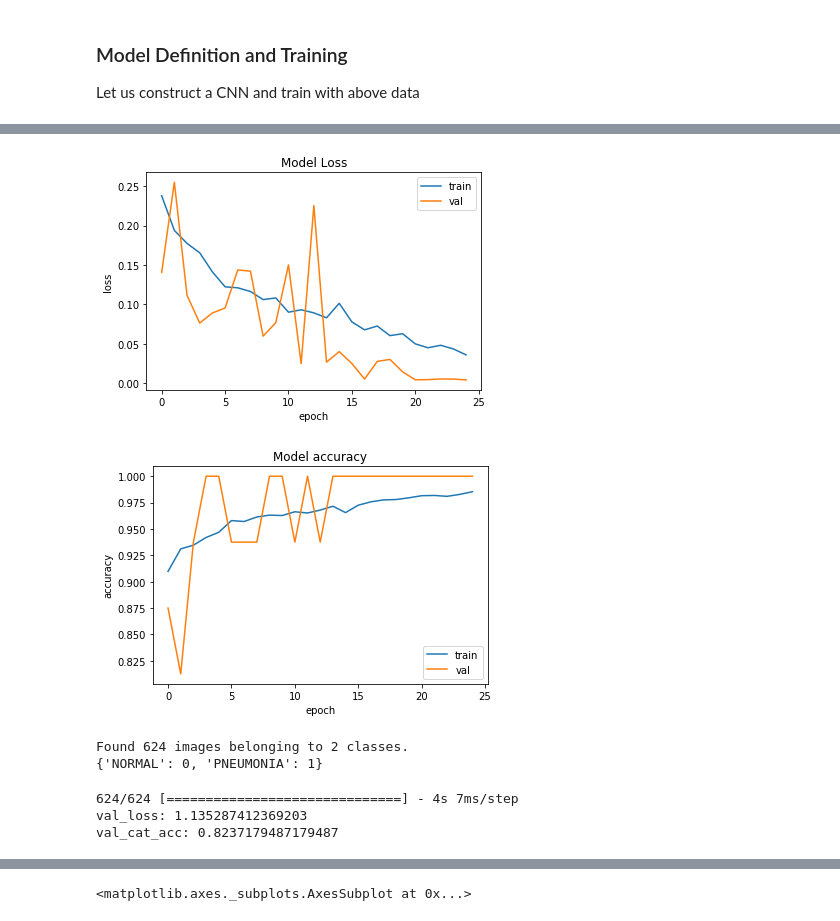
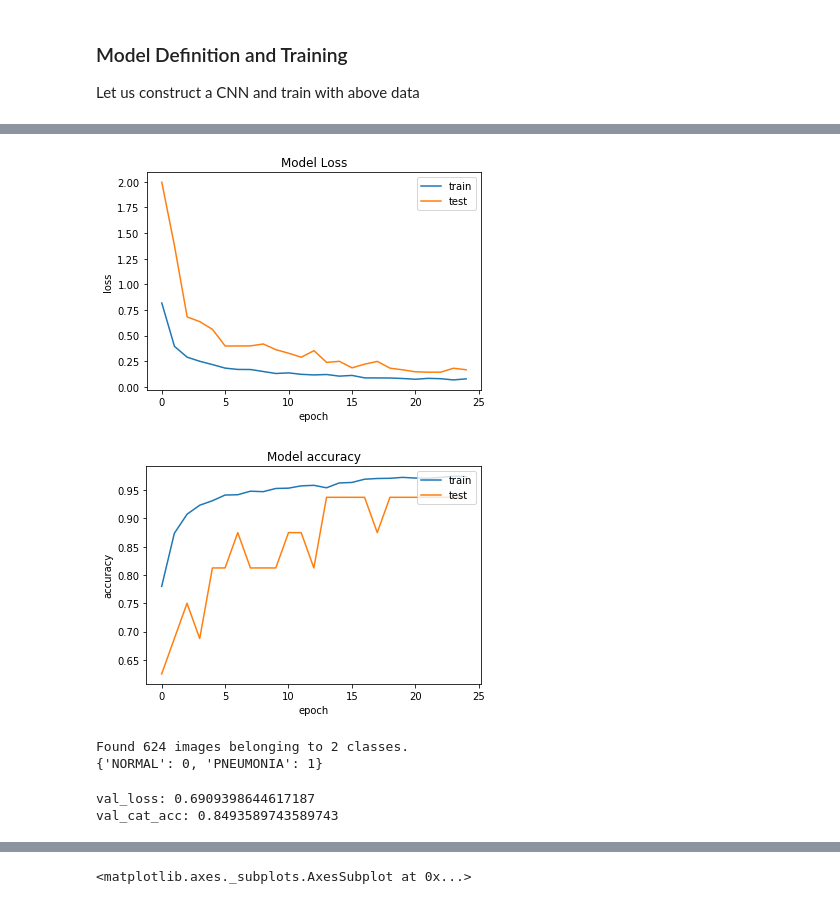
Before and after one commit to KarthikKothareddy/chest_xray, a Jupyter notebook: pneumonia_ea.ipynb, the cells around one changed output, grey strips where cells are left out. Saved outputs shown, nothing was run; the diff lists cells and outputs as text; code cells hidden in the pictures.

```diff
--- a/pneumonia_ea.ipynb
+++ b/pneumonia_ea.ipynb
@@ -90,8 +102,8 @@ sample_positive = random.sample(pneumonia_train, 3)
 
 # make a dictionary regular samples and preprocessed ones
 classes = {
-    "Original": [read_image(img) for img in sample_positive],
-    "Preprocessed": [preprocess(read_image(img, rgb=False), input_mode="bgr") for img in sample_positive]
+    "Original": [cv2.imread(img, 0) for img in sample_positive],
+    "Preprocessed": [preprocess(cv2.imread(img, 0), input_mode="grayscale") for img in sample_positive]
 }
 
 # display the images
@@ -384,21 +356,14 @@ class CustomNet(object):
         # return
         return model
 # %%
-LR = (1e-4)
-SCALE = 10
+LR = 1e-4
+SCALE = 8
 BATCH_SIZE = 64
 EPOCHS = 25
 
 def lr_scheduler(epoch, lr):
-    """
-    if 20 <= epoch <= 35:
+    if epoch >= 15:
         return (1e-4)*0.25
-
-    elif epoch > 40:
-        return (1e-4)*0.1
-    """
-    if epoch >=20:
-        return (1e-4)*0.1
     else:
         return lr
 
@@ -430,17 +402,11 @@ model.compile(
 # %%
-! rm -rf tensorboard/
-! rm -rf .ipynb_checkpoints/
-
-# train on default gpu
-with tf.device("/gpu:0"):
-
-    # start training
-    history = model.fit_generator(
-        generator=_train,
-        steps_per_epoch=_train.samples//BATCH_SIZE,
-        validation_data=_valid,
-        validation_steps=_valid.samples,
-        callbacks=_callbacks,
-        epochs=EPOCHS
-    )
+# start training
+history = model.fit_generator(
+    generator=_train,
+    steps_per_epoch=_train.samples//BATCH_SIZE,
+    validation_data=_valid,
+    validation_steps=_valid.samples,
+    callbacks=_callbacks,
+    epochs=EPOCHS
+)
 # %% [output]
@@ -464,28 +430,28 @@ Epoch 25/25
 # %%
 # PLOTTING
 import matplotlib.pyplot as plt
 %matplotlib inline
 
 # plot the loss
 plt.plot(history.history['loss'])
 plt.plot(history.history['val_loss'])
 plt.title('Model Loss')
 plt.ylabel('loss')
 plt.xlabel('epoch')
-plt.legend(['train', 'val'], loc='upper right')
+plt.legend(['train', 'test'], loc='upper right')
 plt.show()
 
 # plot the accuracy
 plt.plot(history.history['acc'])
 plt.plot(history.history['val_acc'])
 plt.title('Model accuracy')
 plt.ylabel('accuracy')
 plt.xlabel('epoch')
-plt.legend(['train', 'val'], loc='lower right')
+plt.legend(['train', 'test'], loc='upper right')
 plt.show()
 # %% [output]
-[figure, old version]
+[figure, new version]
-[figure, old version]
+[figure, new version]
 # %%
 # test data
 # validation
@@ -502,14 +469,13 @@ print(_test.class_indices)
 Found 624 images belonging to 2 classes.
 {'NORMAL': 0, 'PNEUMONIA': 1}
 # %%
-test_loss, test_acc = model.evaluate_generator(_test, steps=_test.samples, verbose=1)
+test_loss, test_acc = model.evaluate_generator(_test, steps=_test.samples)
 
 print('val_loss:', test_loss)
 print('val_cat_acc:', test_acc)
 # %% [output]
-624/624 [==============================] - 4s 7ms/step
-val_loss: 1.135287412369203
-val_cat_acc: 0.8237179487179487
+val_loss: 0.6909398644617187
+val_cat_acc: 0.8493589743589743
 # %%
 # PREDICT
 predictions = model.predict_generator(_test, steps=_test.samples, verbose=1)
```
Also changed, not shown: parts of 19 cells of this notebook, 2 other files.
